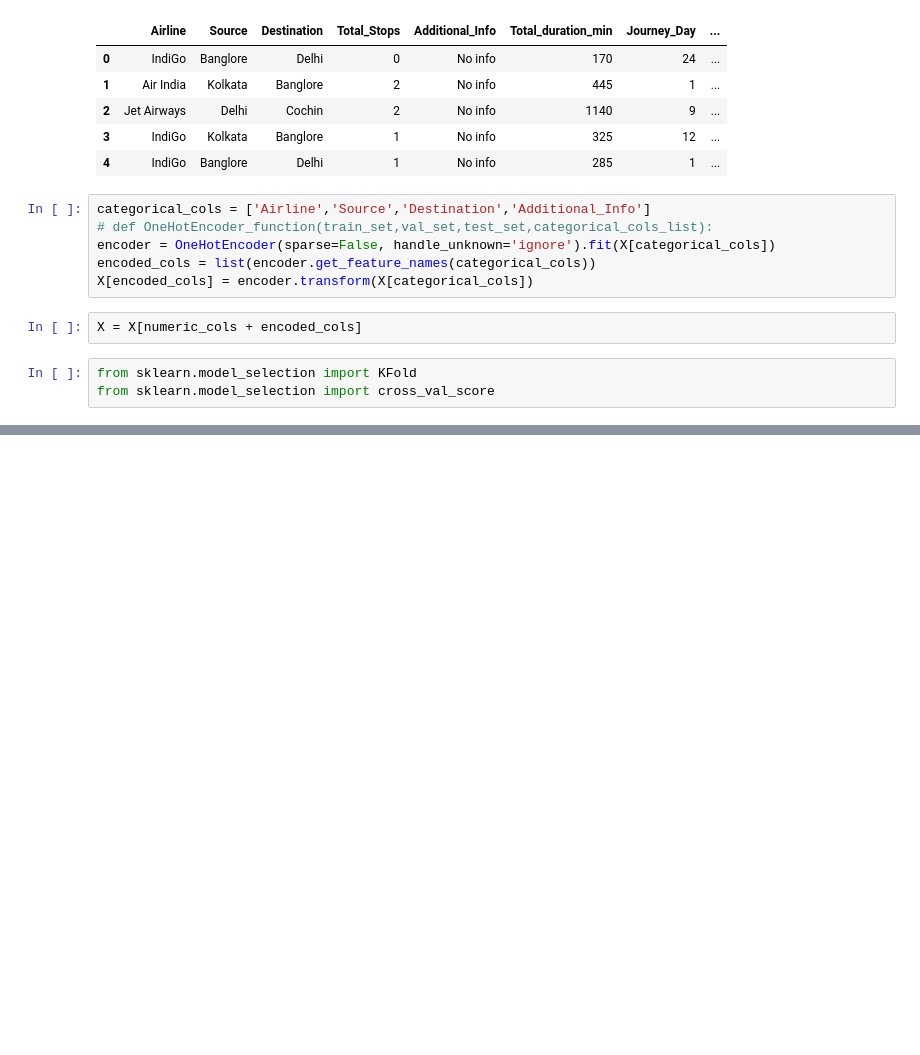
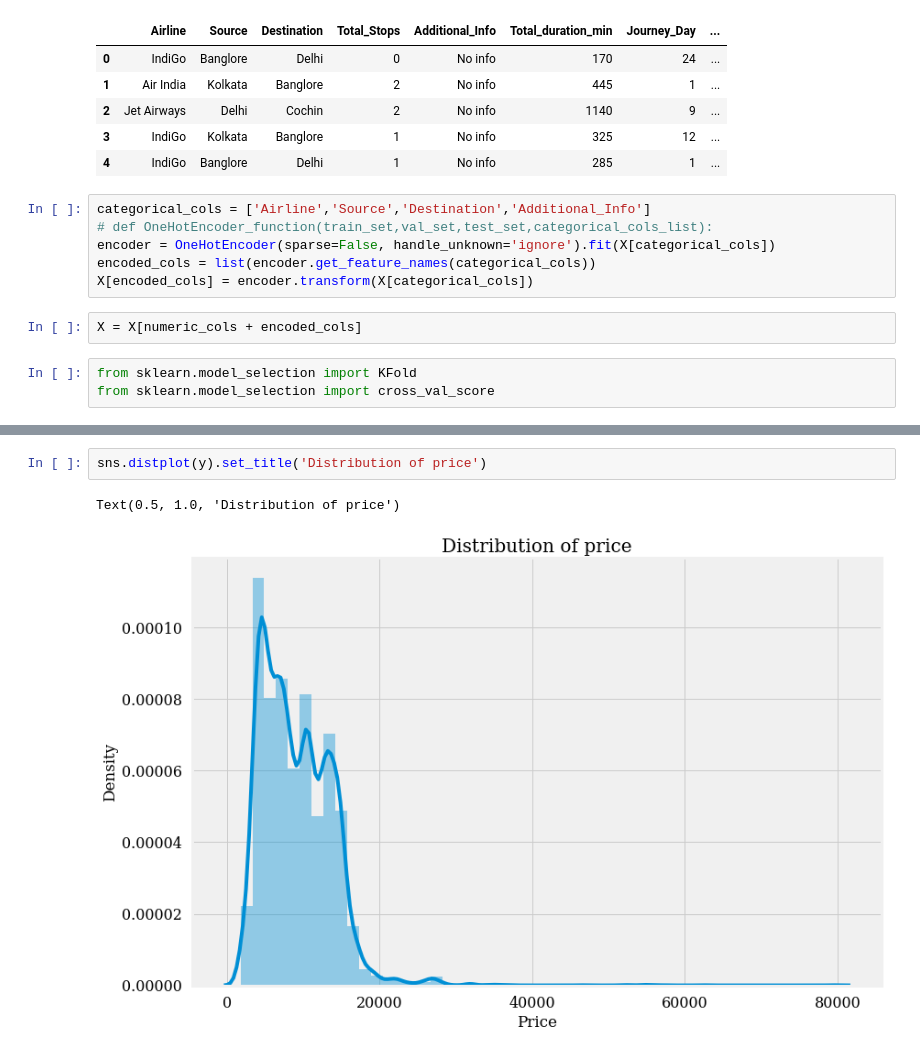
Before and after one commit to vijaybirju/Kaggle-notebook, a Jupyter notebook: flight-2.ipynb, the cells around one changed output, grey strips where cells are left out. Cells and saved outputs as stored; diff of their text form; blank space fills up the shorter version.

```diff
--- a/flight-2.ipynb
+++ b/flight-2.ipynb
@@ -887,0 +928,5 @@ print(np.min(results))
+# %%
+sns.distplot(y).set_title('Distribution of price')
+# %% [output]
+Text(0.5, 1.0, 'Distribution of price')
+[figure, added]
```
Also changed, not shown: parts of 18 cells of this notebook.
